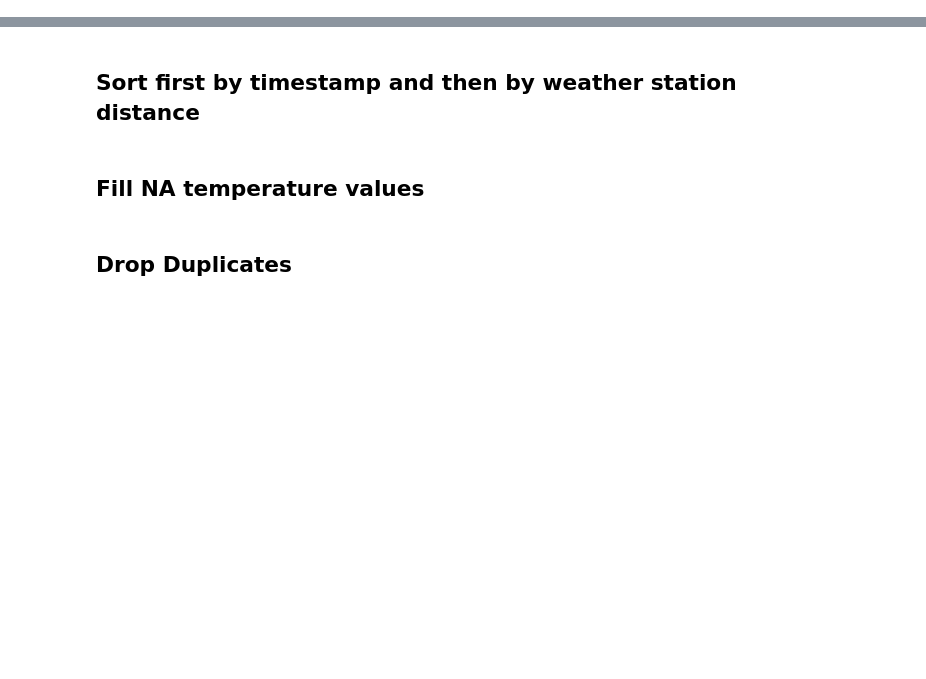
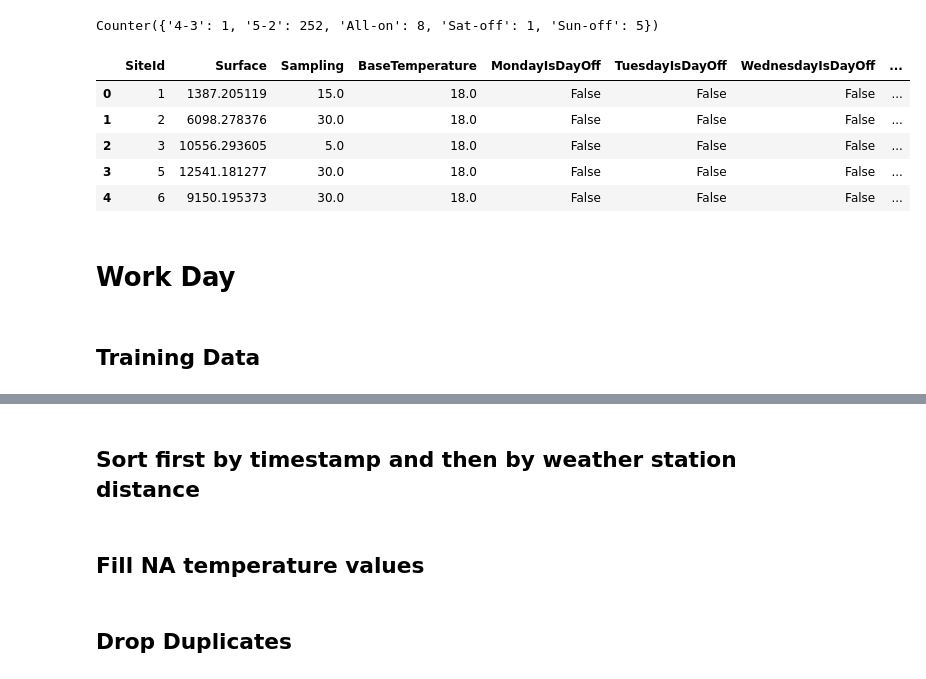
Before and after one commit to WillKoehrsen/power-laws, a Jupyter notebook: exploration/exploration.ipynb, the cells around one changed output, grey strips where cells are left out. Saved outputs shown, nothing was run; the diff lists cells and outputs as text; code cells hidden in the pictures; blank space fills up the shorter version.

```diff
--- a/exploration/exploration.ipynb
+++ b/exploration/exploration.ipynb
@@ -28,0 +113,17 @@ train_weather['Year'] = [time.year for time in train_weather['Timestamp']]
+# %%
+patterns = []
+for i in range(len(meta_new)):
+    row = meta_new.iloc[i]
+    weekly = list(row[4:11])
+    if weekly == [0, 0, 0, 0, 0, 1, 1]:
+        patterns.append('5-2')
+    elif weekly == [0, 0, 0, 0, 0, 1, 0]:
+        patterns.append('Sat-off')
+    elif weekly == [0, 0, 0, 0, 0, 0, 1]:
+        patterns.append('Sun-off')
+    elif weekly == [0, 0, 0, 0, 0, 0, 0]:
+        patterns.append('All-on')
+    elif weekly == [0, 0, 0, 0, 1, 1, 1]:
+        patterns.append('4-3')
+    else:
+        patterns.append('NA')
@@ -28,0 +133,15 @@ train_weather['Year'] = [time.year for time in train_weather['Timestamp']]
+# %%
+Counter(patterns)
+# %% [output]
+Counter({'4-3': 1, '5-2': 252, 'All-on': 8, 'Sat-off': 1, 'Sun-off': 5})
+# %%
+meta_new['pattern'] = patterns
+# %%
+meta_new.head()
+# %% [output]
+|  | SiteId | Surface | Sampling | BaseTemperature | MondayIsDayOff | TuesdayIsDayOff | WednesdayIsDayOff | ... |
+| 0 | 1 | 1387.205119 | 15.0 | 18.0 | False | False | False | ... |
+| 1 | 2 | 6098.278376 | 30.0 | 18.0 | False | False | False | ... |
+| 2 | 3 | 10556.293605 | 5.0 | 18.0 | False | False | False | ... |
+| 3 | 5 | 12541.181277 | 30.0 | 18.0 | False | False | False | ... |
+| 4 | 6 | 9150.195373 | 30.0 | 18.0 | False | False | False | ... |
@@ -28,0 +152,4 @@ train_weather['Year'] = [time.year for time in train_weather['Timestamp']]
+# %% [markdown]
+# Work Day
+# %% [markdown]
+## Training Data
```
Also changed, not shown: parts of 49 cells of this notebook, 2 other files.
